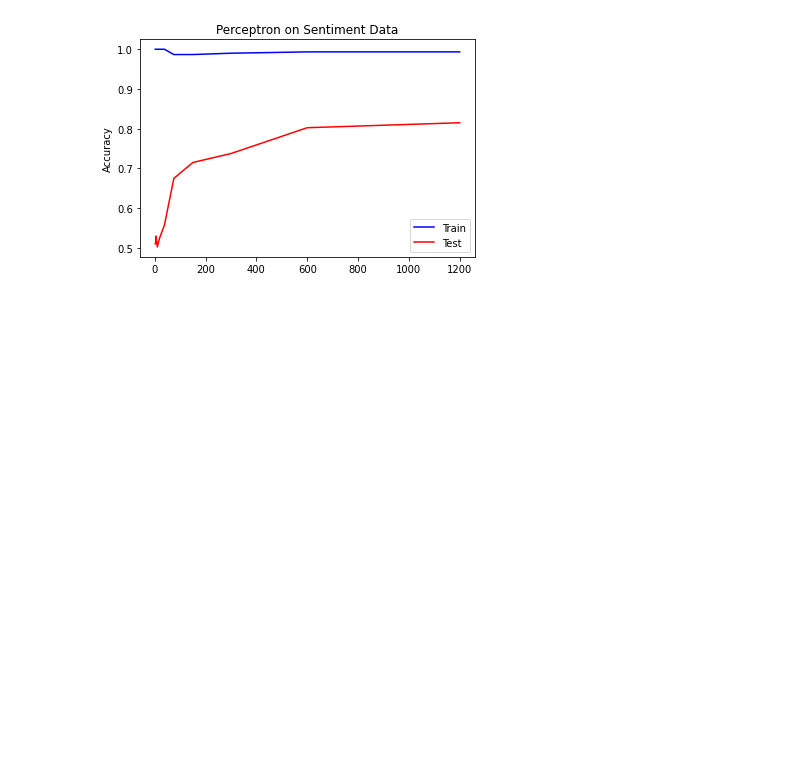
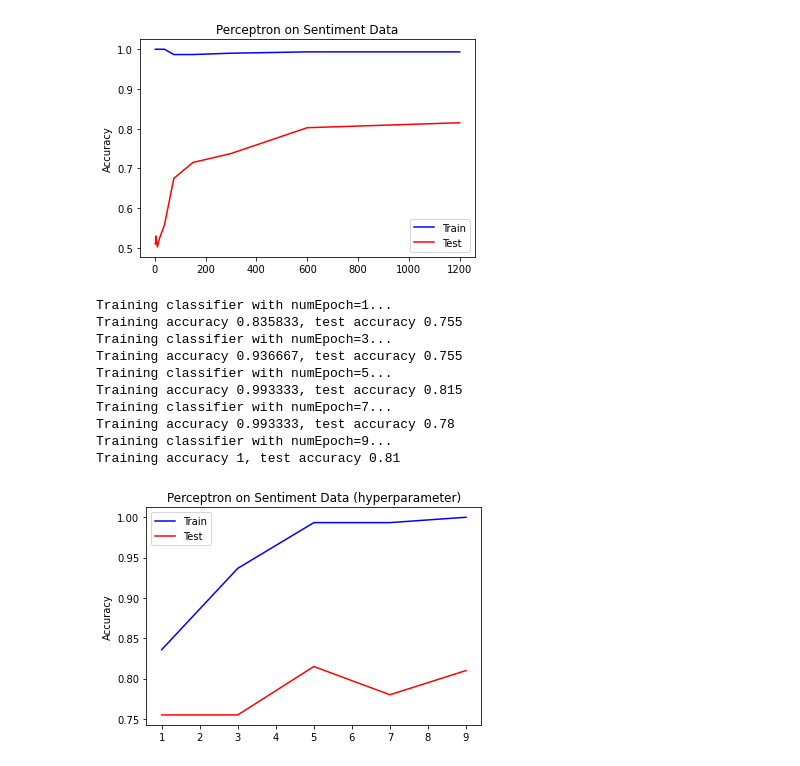
Before and after one commit to chickendreanso/cmsc-422-introduction-to-machine-learning, a Jupyter notebook: p1/WU.ipynb, the cells around one changed output. Drawn from its saved outputs; the diff is of its cells as text; code cells hidden in the pictures; blank space fills up the shorter version.

```diff
--- a/p1/WU.ipynb
+++ b/p1/WU.ipynb
@@ -264,3 +262,18 @@ Training accuracy 0.993333, test accuracy 0.8025
 Training classifier on 1200 points...
 Training accuracy 0.993333, test accuracy 0.815
 [figure]
+# %%
+curve = runClassifier.hyperparamCurveSet(perceptron.Perceptron({}), 'numEpoch', [1,3,5,7,9], datasets.SentimentData)
+runClassifier.plotCurve('Perceptron on Sentiment Data (hyperparameter)', curve)
+# %% [output]
+Training classifier with numEpoch=1...
+Training accuracy 0.835833, test accuracy 0.755
+Training classifier with numEpoch=3...
+Training accuracy 0.936667, test accuracy 0.755
+Training classifier with numEpoch=5...
+Training accuracy 0.993333, test accuracy 0.815
+Training classifier with numEpoch=7...
+Training accuracy 0.993333, test accuracy 0.78
+Training classifier with numEpoch=9...
+Training accuracy 1, test accuracy 0.81
+[figure, added]
```
Also changed, not shown: parts of 7 cells of this notebook.
